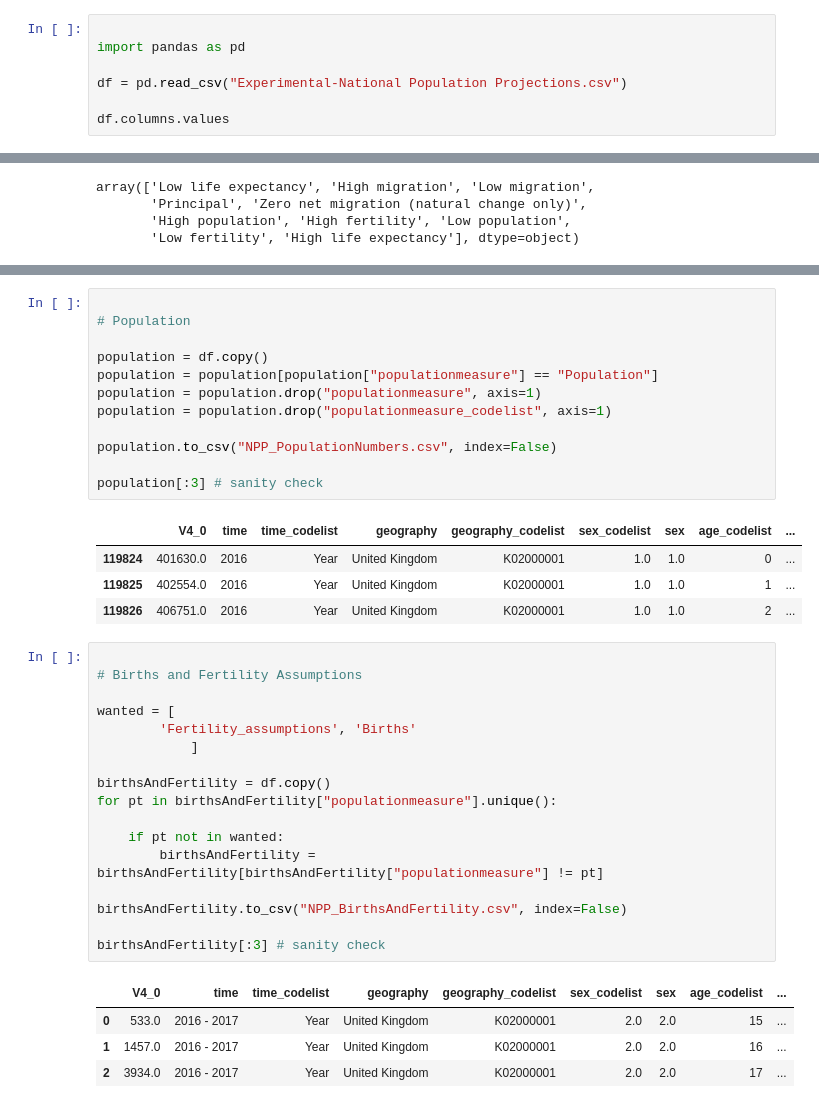
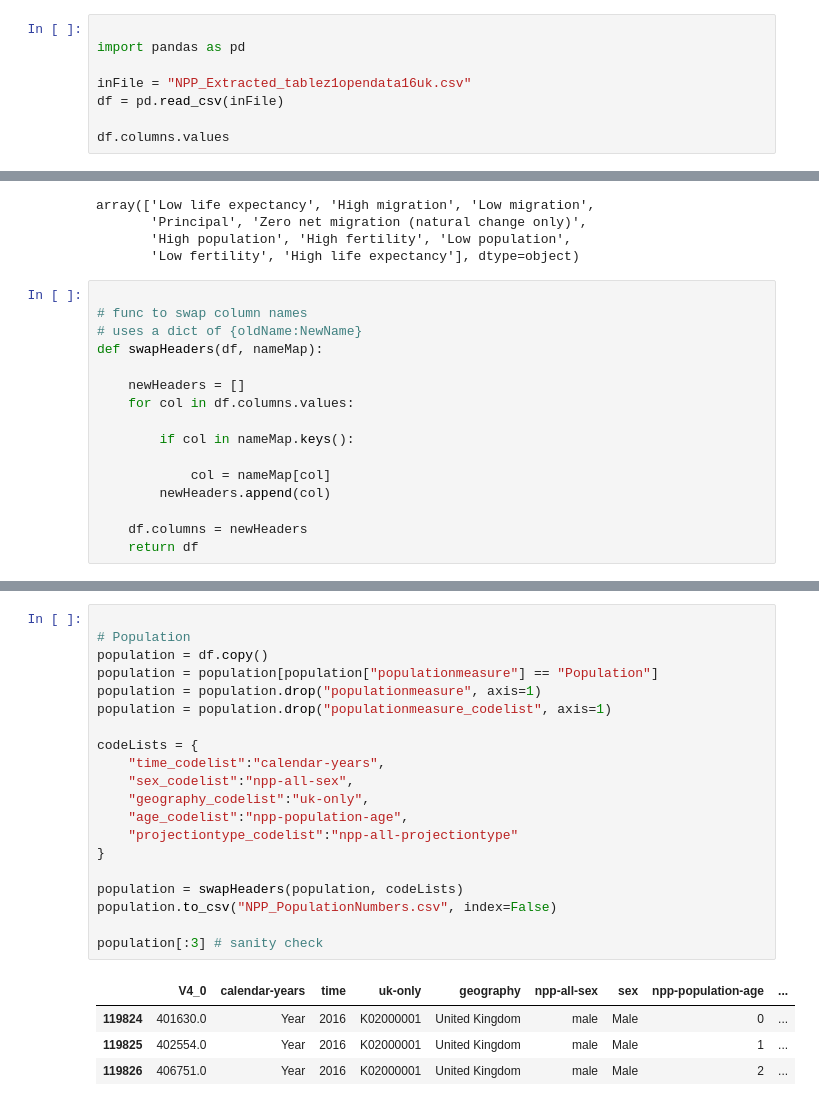
Before and after one commit to MikeData/cmd-national-population-projections, a Jupyter notebook: Pop Projections Transform.ipynb, the cells around one changed output, grey strips where cells are left out. Cells and saved outputs as stored; diff of their text form.

```diff
--- a/Pop Projections Transform.ipynb
+++ b/Pop Projections Transform.ipynb
@@ -2,7 +2,8 @@
 
 import pandas as pd
 
-df = pd.read_csv("Experimental-National Population Projections.csv")
+inFile = "NPP_Extracted_tablez1opendata16uk.csv"
+df = pd.read_csv(inFile)
 
 df.columns.values
 # %% [output]
@@ -25,6 +26,22 @@ array(['Low life expectancy', 'High migration', 'Low migration',
        'Principal', 'Zero net migration (natural change only)',
        'High population', 'High fertility', 'Low population',
        'Low fertility', 'High life expectancy'], dtype=object)
+# %%
+
+# func to swap column names
+# uses a dict of {oldName:NewName}
+def swapHeaders(df, nameMap):
+
+    newHeaders = []
+    for col in df.columns.values:
+
+        if col in nameMap.keys():
+
+            col = nameMap[col]
+        newHeaders.append(col)
+
+    df.columns = newHeaders
+    return df
 # %%
 
 # Migration
@@ -87,39 +129,25 @@ mAssumptions[:3] # sanity check
 # %%
 
 # Population
-
 population = df.copy()
 population = population[population["populationmeasure"] == "Population"]
 population = population.drop("populationmeasure", axis=1)
 population = population.drop("populationmeasure_codelist", axis=1)
 
+codeLists = {
+    "time_codelist":"calendar-years",
+    "sex_codelist":"npp-all-sex",
+    "geography_codelist":"uk-only",
+    "age_codelist":"npp-population-age",
+    "projectiontype_codelist":"npp-all-projectiontype"
+}
+
+population = swapHeaders(population, codeLists)
 population.to_csv("NPP_PopulationNumbers.csv", index=False)
 
 population[:3] # sanity check
 # %% [output]
-|  | V4_0 | time | time_codelist | geography | geography_codelist | sex_codelist | sex | age_codelist | ... |
-| 119824 | 401630.0 | 2016 | Year | United Kingdom | K02000001 | 1.0 | 1.0 | 0 | ... |
-| 119825 | 402554.0 | 2016 | Year | United Kingdom | K02000001 | 1.0 | 1.0 | 1 | ... |
-| 119826 | 406751.0 | 2016 | Year | United Kingdom | K02000001 | 1.0 | 1.0 | 2 | ... |
+|  | V4_0 | calendar-years | time | uk-only | geography | npp-all-sex | sex | npp-population-age | ... |
+| 119824 | 401630.0 | Year | 2016 | K02000001 | United Kingdom | male | Male | 0 | ... |
+| 119825 | 402554.0 | Year | 2016 | K02000001 | United Kingdom | male | Male | 1 | ... |
+| 119826 | 406751.0 | Year | 2016 | K02000001 | United Kingdom | male | Male | 2 | ... |
-# %%
-
-# Births and Fertility Assumptions
-
-wanted = [
-        'Fertility_assumptions', 'Births'
-            ]
-
-birthsAndFertility = df.copy()
-for pt in birthsAndFertility["populationmeasure"].unique():
-
-    if pt not in wanted:
-        birthsAndFertility = birthsAndFertility[birthsAndFertility["populationmeasure"] != pt]
-
-birthsAndFertility.to_csv("NPP_BirthsAndFertility.csv", index=False)
-
-birthsAndFertility[:3] # sanity check
-# %% [output]
-|  | V4_0 | time | time_codelist | geography | geography_codelist | sex_codelist | sex | age_codelist | ... |
-| 0 | 533.0 | 2016 - 2017 | Year | United Kingdom | K02000001 | 2.0 | 2.0 | 15 | ... |
-| 1 | 1457.0 | 2016 - 2017 | Year | United Kingdom | K02000001 | 2.0 | 2.0 | 16 | ... |
-| 2 | 3934.0 | 2016 - 2017 | Year | United Kingdom | K02000001 | 2.0 | 2.0 | 17 | ... |
```
Also changed, not shown: parts of 8 cells of this notebook.
